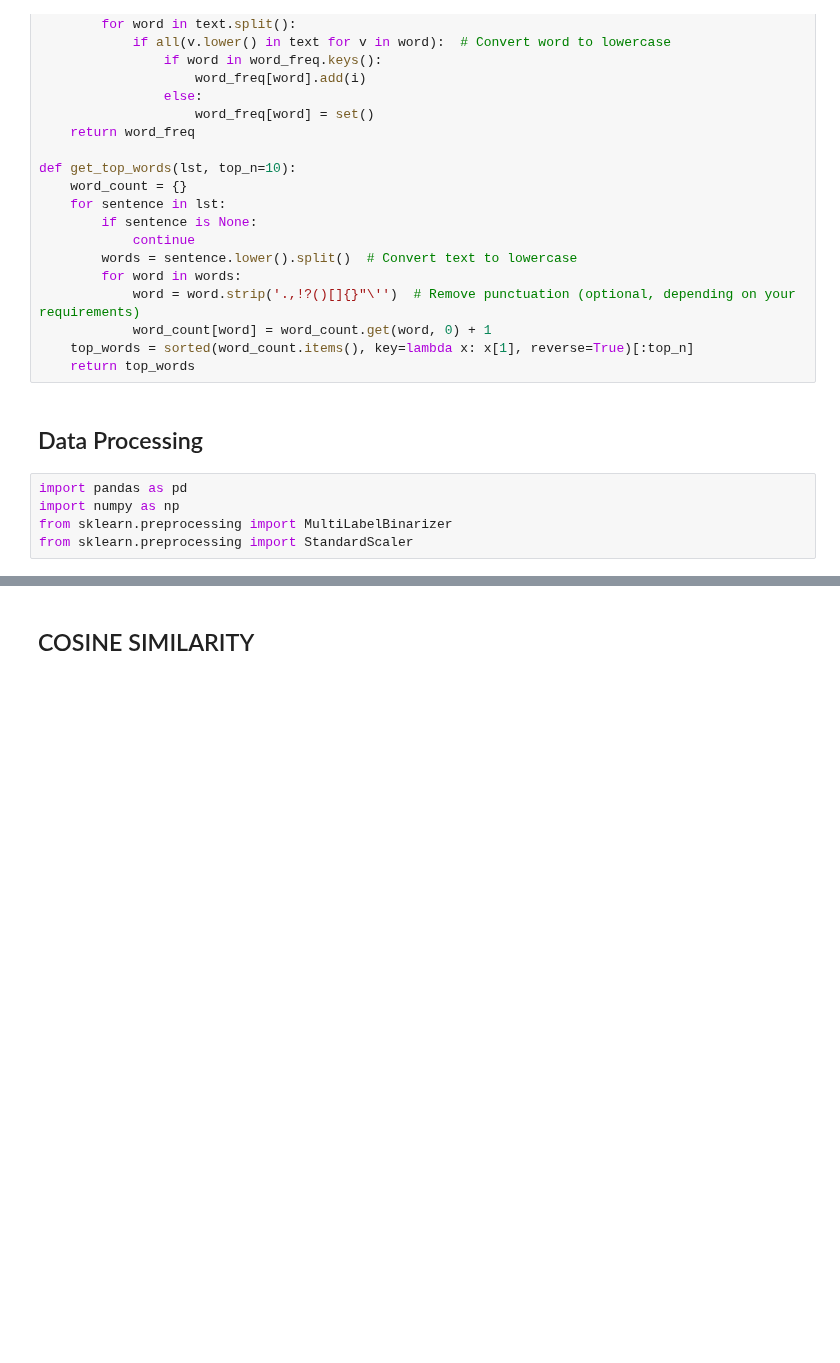
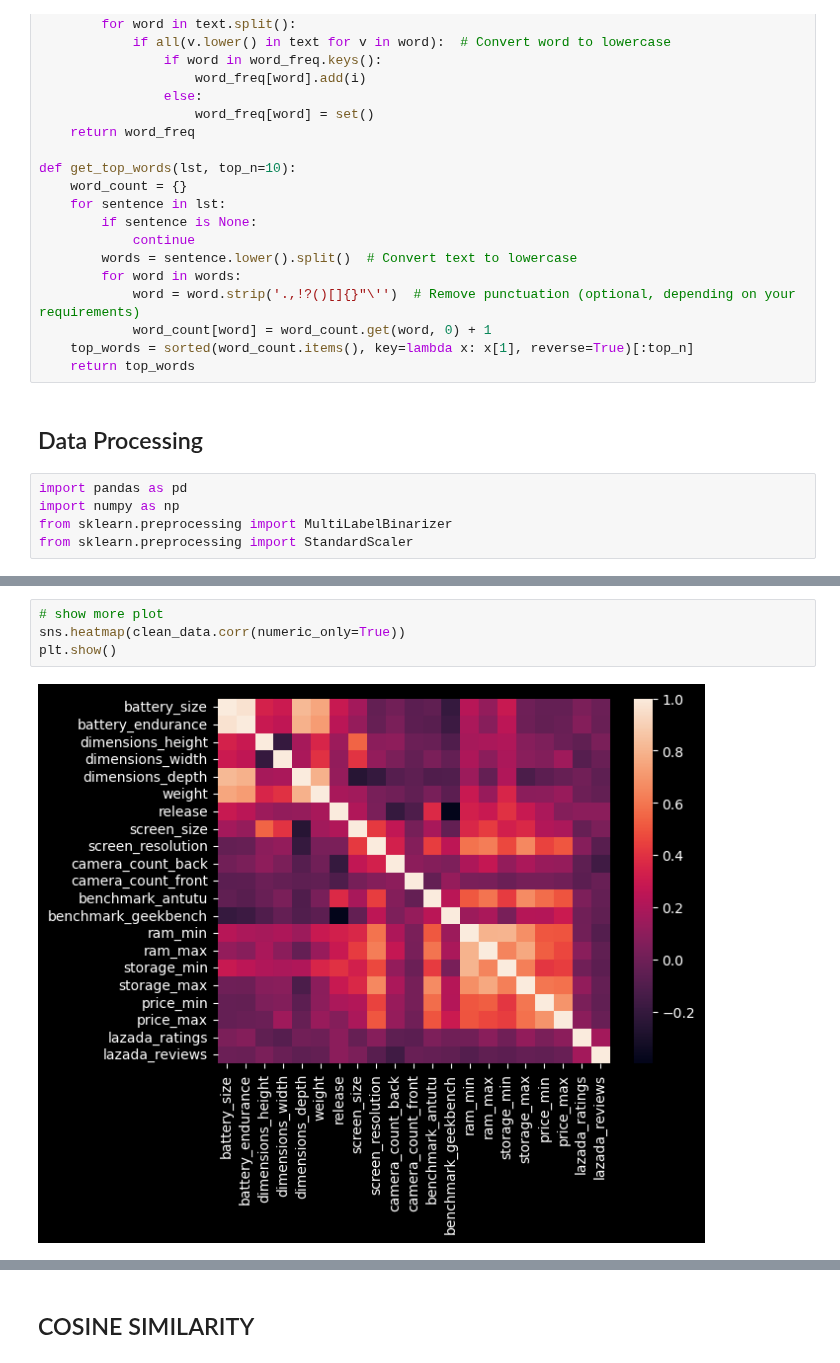
Before and after one commit to RenzVillegas24/GSMArena_Scraper, a Jupyter notebook: GSMArena_API.ipynb, the cells around one changed output, grey strips where cells are left out. Drawn from its saved outputs; the diff is of its cells as text; blank space fills up the shorter version.

```diff
--- a/GSMArena_API.ipynb
+++ b/GSMArena_API.ipynb
@@ -845,0 +1363,6 @@ from sklearn.preprocessing import StandardScaler
+# %%
+# show more plot
+sns.heatmap(clean_data.corr(numeric_only=True))
+plt.show()
+# %% [output]
+[figure, added]
```
Also changed, not shown: parts of 42 cells of this notebook, 11 other files.
